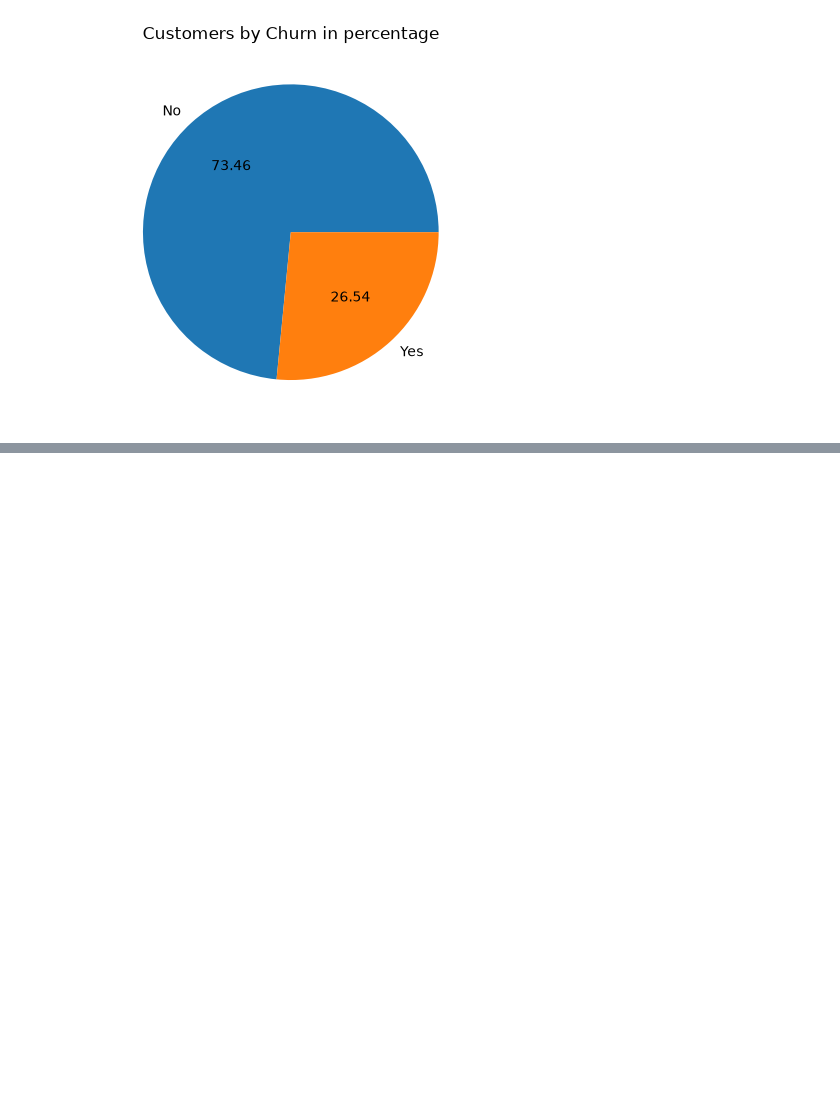
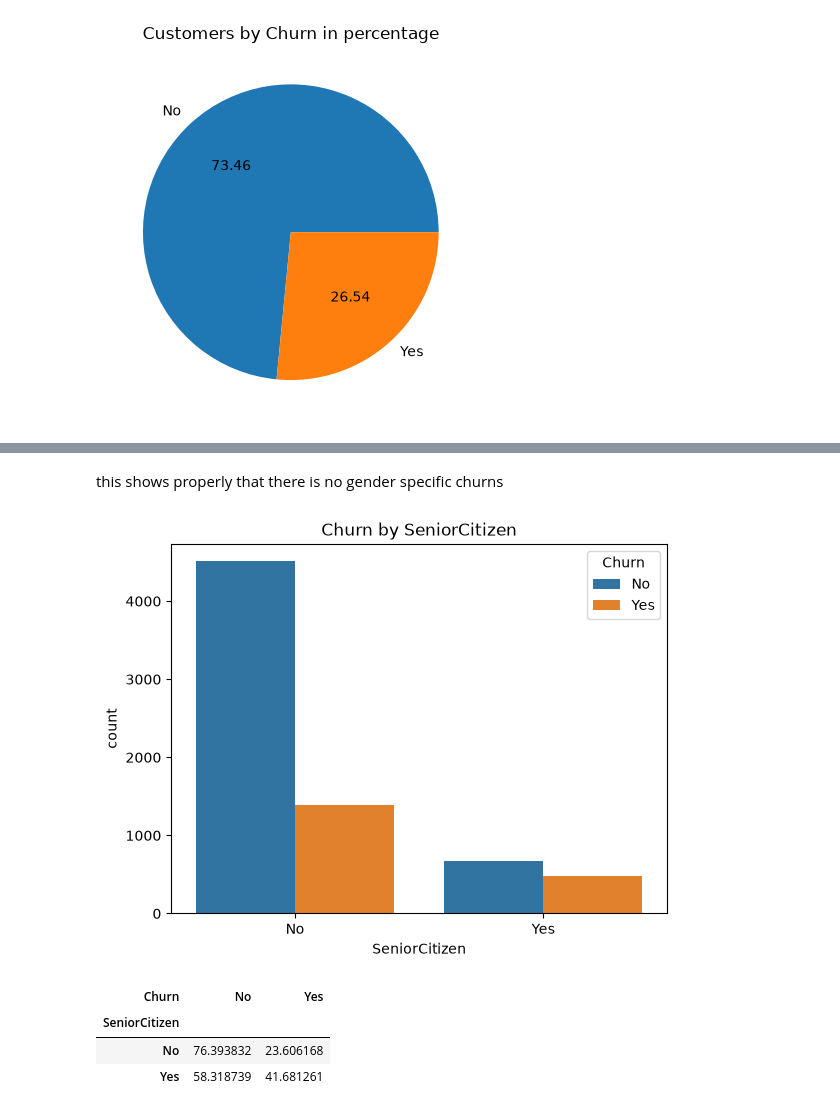
Before and after one commit to anojpradhan/learningDS, a Jupyter notebook: eda.ipynb, the cells around one changed output, grey strips where cells are left out. Cells and saved outputs as stored; diff of their text form; code cells hidden in the pictures; blank space fills up the shorter version.

```diff
--- a/eda.ipynb
+++ b/eda.ipynb
@@ -128,0 +137,16 @@ plt.show()
+# %% [markdown]
+this shows properly that there is no gender specific churns
+# %%
+sns.countplot(x="SeniorCitizen",data=df, hue="Churn")
+plt.title("Churn by SeniorCitizen")
+plt.show()
+# %% [output]
+[figure, added]
+# %%
+churn_pct= pd.crosstab(df["SeniorCitizen"], df["Churn"], normalize="index")*100
+churn_pct
+# %% [output]
+| Churn | No | Yes |
+| SeniorCitizen |  |  |
+| No | 76.393832 | 23.606168 |
+| Yes | 58.318739 | 41.681261 |
```
Also changed, not shown: parts of 3 cells of this notebook.
